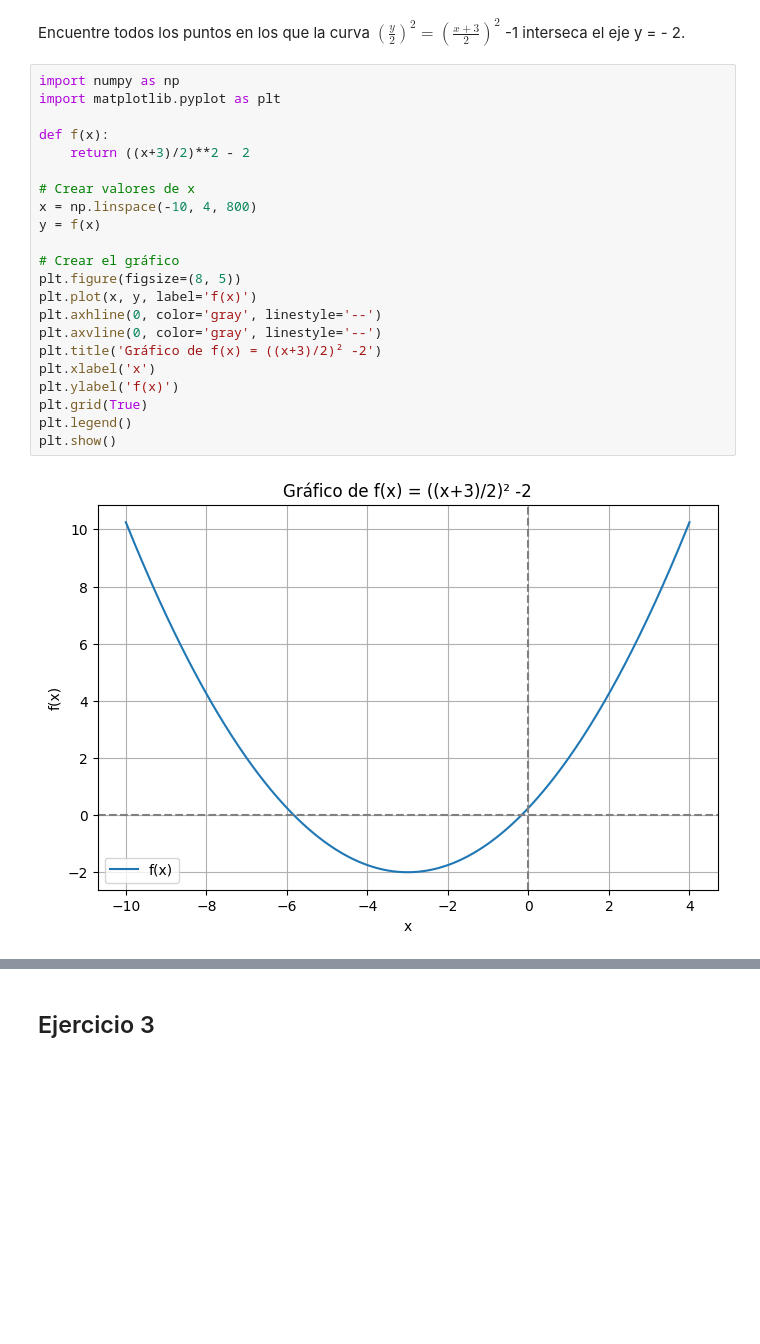
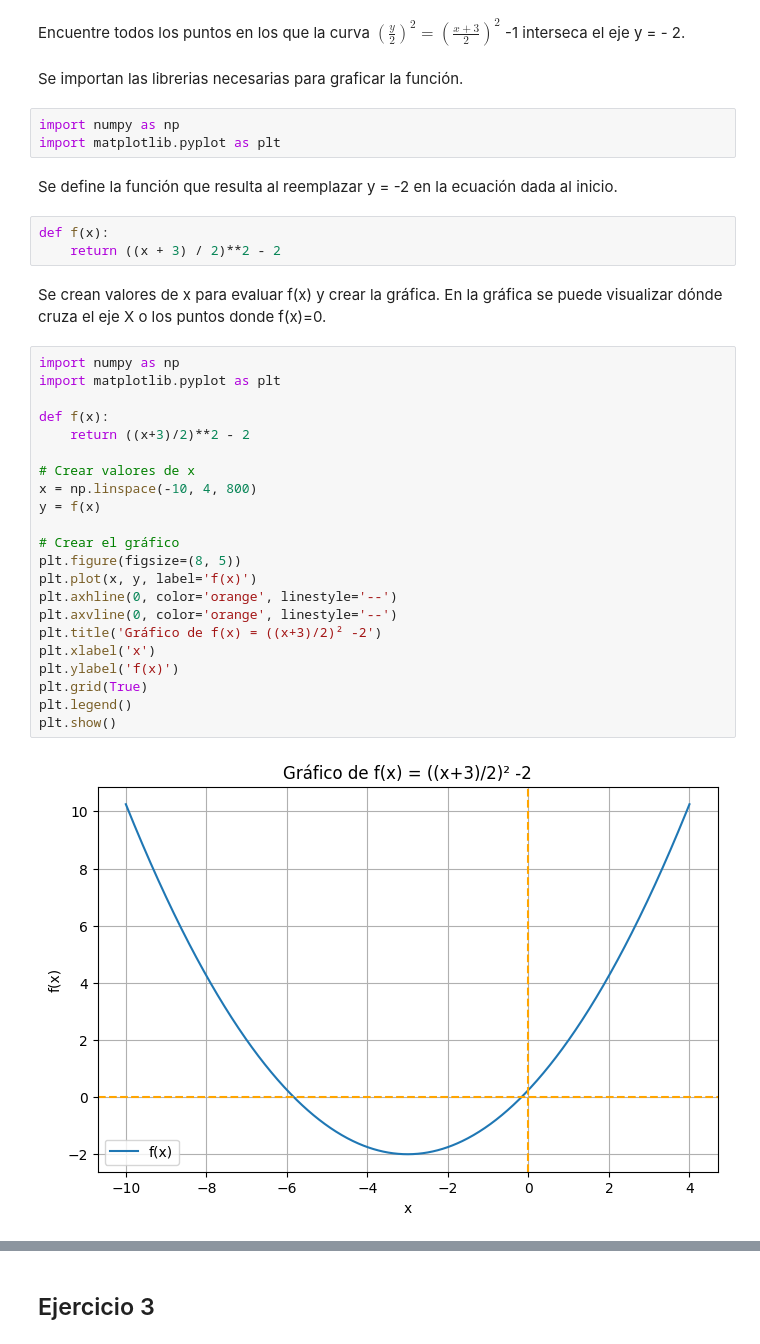
Before and after one commit to dxcam/TalleresMetodosNumericos, a Jupyter notebook: Taller02/taller02cc.ipynb, the cells around one changed output, grey strips where cells are left out. Saved outputs shown, nothing was run; the diff lists cells and outputs as text; blank space fills up the shorter version.

```diff
--- a/Taller02/taller02cc.ipynb
+++ b/Taller02/taller02cc.ipynb
@@ -150,27 +150,39 @@ Raíces del polinomio:
 ## Ejercicio 2
 # %% [markdown]
 Encuentre todos los puntos en los que la curva $\left(\frac{y}{2}\right)^2 = \left(\frac{x+3}{2}\right) ^2$ -1 interseca el eje y = - 2.
+# %% [markdown]
+Se importan las librerias necesarias para graficar la función.
+# %%
+import numpy as np
+import matplotlib.pyplot as plt
+# %% [markdown]
+Se define la función que resulta al reemplazar y = -2 en la ecuación dada al inicio.
+# %%
+def f(x):
+    return ((x + 3) / 2)**2 - 2
+# %% [markdown]
+Se crean valores de x para evaluar f(x) y crear la gráfica. En la gráfica se puede visualizar dónde cruza el eje X o los puntos donde f(x)=0.
 # %%
 import numpy as np
 import matplotlib.pyplot as plt
 
 def f(x):
     return ((x+3)/2)**2 - 2
 
 # Crear valores de x
 x = np.linspace(-10, 4, 800)
 y = f(x)
 
 # Crear el gráfico
 plt.figure(figsize=(8, 5))
 plt.plot(x, y, label='f(x)')
-plt.axhline(0, color='gray', linestyle='--')
-plt.axvline(0, color='gray', linestyle='--')
+plt.axhline(0, color='orange', linestyle='--')
+plt.axvline(0, color='orange', linestyle='--')
 plt.title('Gráfico de f(x) = ((x+3)/2)² -2')
 plt.xlabel('x')
 plt.ylabel('f(x)')
 plt.grid(True)
 plt.legend()
 plt.show()
 # %% [output]
-[figure, old version]
+[figure, new version]
```
Also changed, not shown: parts of 7 cells of this notebook, 1 other file.
